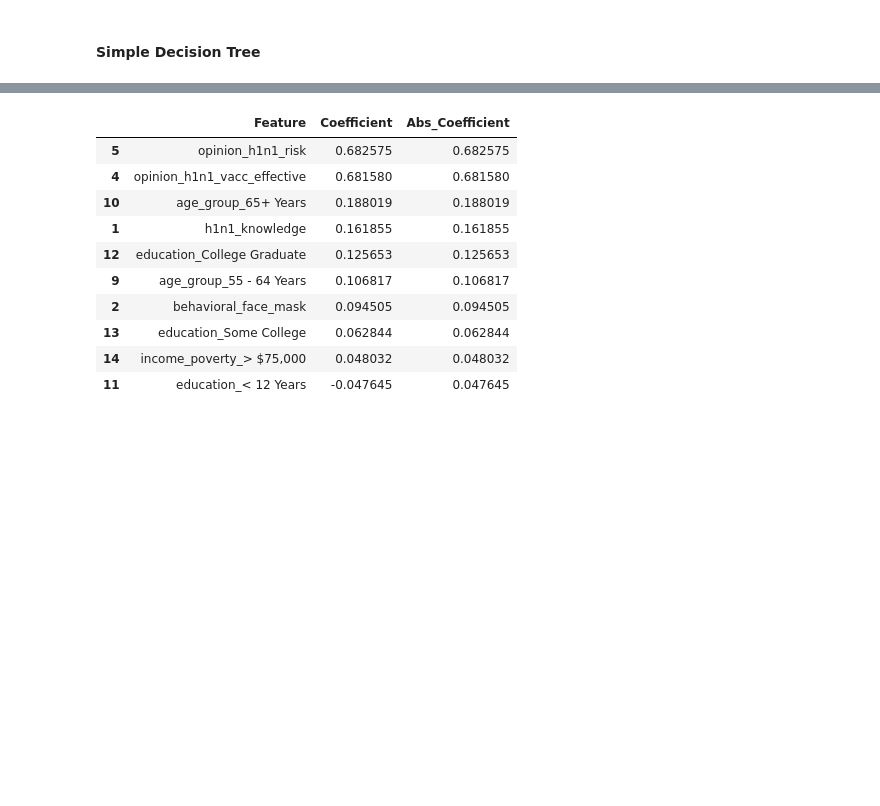
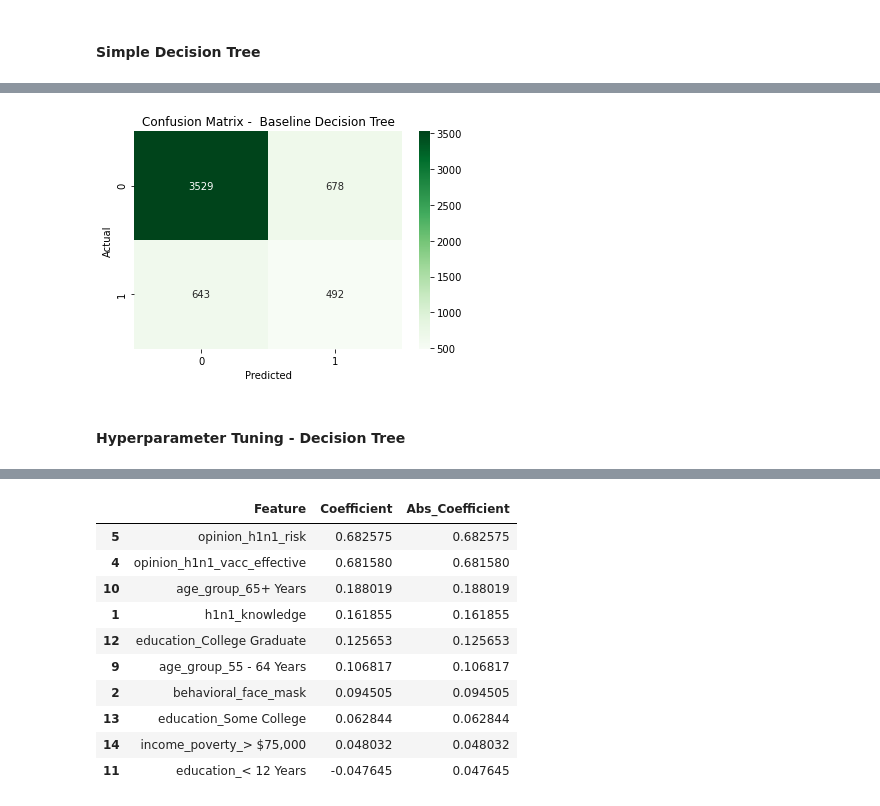
Before and after one commit to isabellasiele/H1N1-vaccine-Project, a Jupyter notebook: index.ipynb, the cells around one changed output, grey strips where cells are left out. Saved outputs shown, nothing was run; the diff lists cells and outputs as text; code cells hidden in the pictures; blank space fills up the shorter version.

```diff
--- a/index.ipynb
+++ b/index.ipynb
@@ -606,0 +507,28 @@ plt.show()
+# %%
+dt_preprocessor = ColumnTransformer(
+    transformers=[
+        ('cat', OneHotEncoder(drop='first', handle_unknown='ignore'), categorical_features)
+    ],
+    remainder='passthrough'
+)
+
+dt_pipeline = Pipeline([
+    ('preprocessor', dt_preprocessor),
+    ('classifier', DecisionTreeClassifier(
+        random_state=42,
+        class_weight='balanced'
+    ))
+])
+
+# Train
+dt_pipeline.fit(X_train, y_train)
+
+# Predictions
+y_pred_dt = dt_pipeline.predict(X_test)
+y_pred_proba_dt = dt_pipeline.predict_proba(X_test)[:, 1]
+
+# Evaluate
+print("Decision Tree Performance:")
+print("Accuracy:", accuracy_score(y_test, y_pred_dt))
+print("ROC-AUC Score:", roc_auc_score(y_test, y_pred_proba_dt))
+print("Classification Report:\n", classification_report(y_test, y_pred_dt))
@@ -606,0 +548,12 @@ plt.show()
+# %%
+# visualize confusion matrix
+conf_matrix = confusion_matrix(y_test, y_pred_dt)
+sns.heatmap(conf_matrix, annot=True, fmt='d', cmap='Greens')
+plt.title("Confusion Matrix -  Baseline Decision Tree")
+plt.xlabel("Predicted")
+plt.ylabel("Actual")
+plt.show()
+# %% [output]
+[figure, added]
+# %% [markdown]
+#### Hyperparameter Tuning - Decision Tree
```
Also changed, not shown: parts of 32 cells of this notebook, 3 other files.
